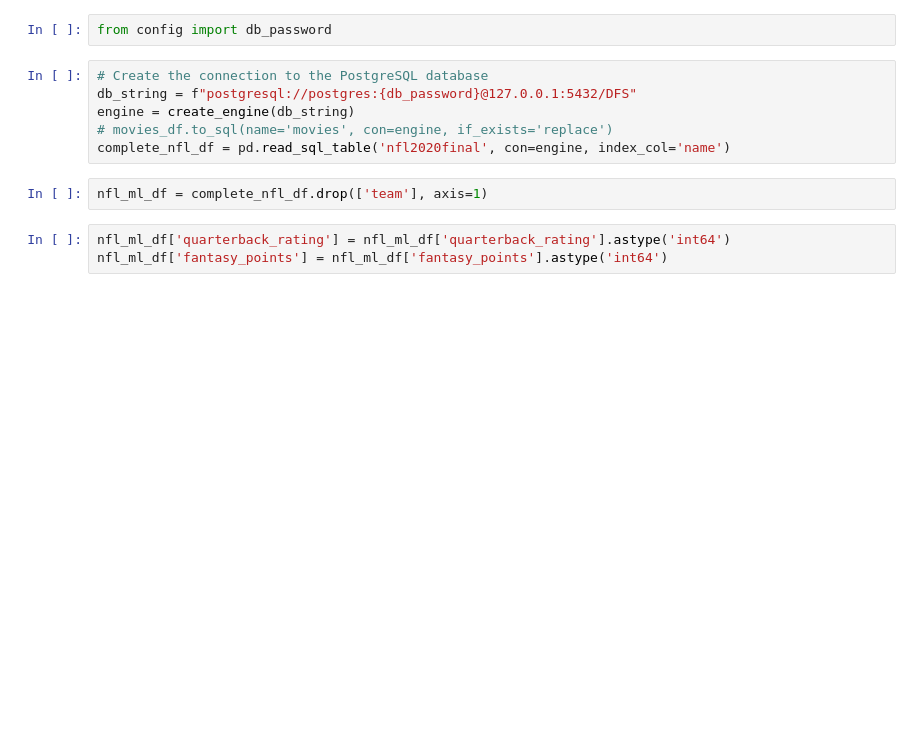
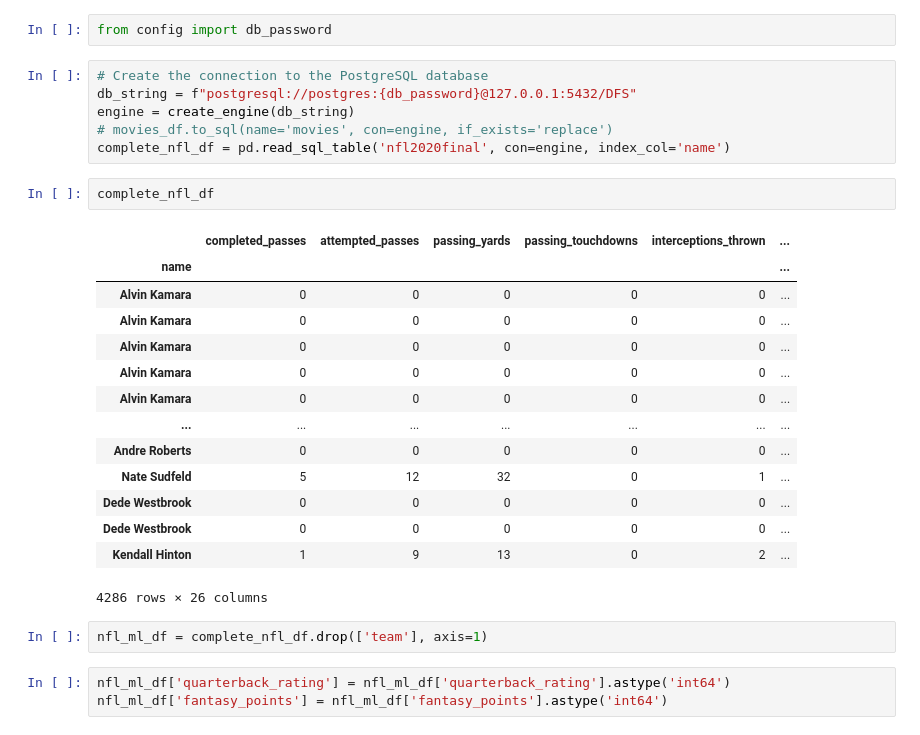
Before and after one commit to sbull32/team_cautious_waffle, a Jupyter notebook: Linear_reg_model.ipynb, the cells around one changed output. Drawn from its saved outputs; the diff is of its cells as text; blank space fills up the shorter version.

```diff
--- a/Linear_reg_model.ipynb
+++ b/Linear_reg_model.ipynb
@@ -26,6 +26,23 @@ db_string = f"postgresql://postgres:{db_password}@127.0.0.1:5432/DFS"
 engine = create_engine(db_string)
 # movies_df.to_sql(name='movies', con=engine, if_exists='replace')
 complete_nfl_df = pd.read_sql_table('nfl2020final', con=engine, index_col='name')
+# %%
+complete_nfl_df
+# %% [output]
+|  | completed_passes | attempted_passes | passing_yards | passing_touchdowns | interceptions_thrown | ... |
+| name |  |  |  |  |  | ... |
+| Alvin Kamara | 0 | 0 | 0 | 0 | 0 | ... |
+| Alvin Kamara | 0 | 0 | 0 | 0 | 0 | ... |
+| Alvin Kamara | 0 | 0 | 0 | 0 | 0 | ... |
+| Alvin Kamara | 0 | 0 | 0 | 0 | 0 | ... |
+| Alvin Kamara | 0 | 0 | 0 | 0 | 0 | ... |
+| ... | ... | ... | ... | ... | ... | ... |
+| Andre Roberts | 0 | 0 | 0 | 0 | 0 | ... |
+| Nate Sudfeld | 5 | 12 | 32 | 0 | 1 | ... |
+| Dede Westbrook | 0 | 0 | 0 | 0 | 0 | ... |
+| Dede Westbrook | 0 | 0 | 0 | 0 | 0 | ... |
+| Kendall Hinton | 1 | 9 | 13 | 0 | 2 | ... |
+4286 rows × 26 columns
 # %%
 nfl_ml_df = complete_nfl_df.drop(['team'], axis=1)
 # %%
```
Also changed, not shown: parts of 25 cells of this notebook.
